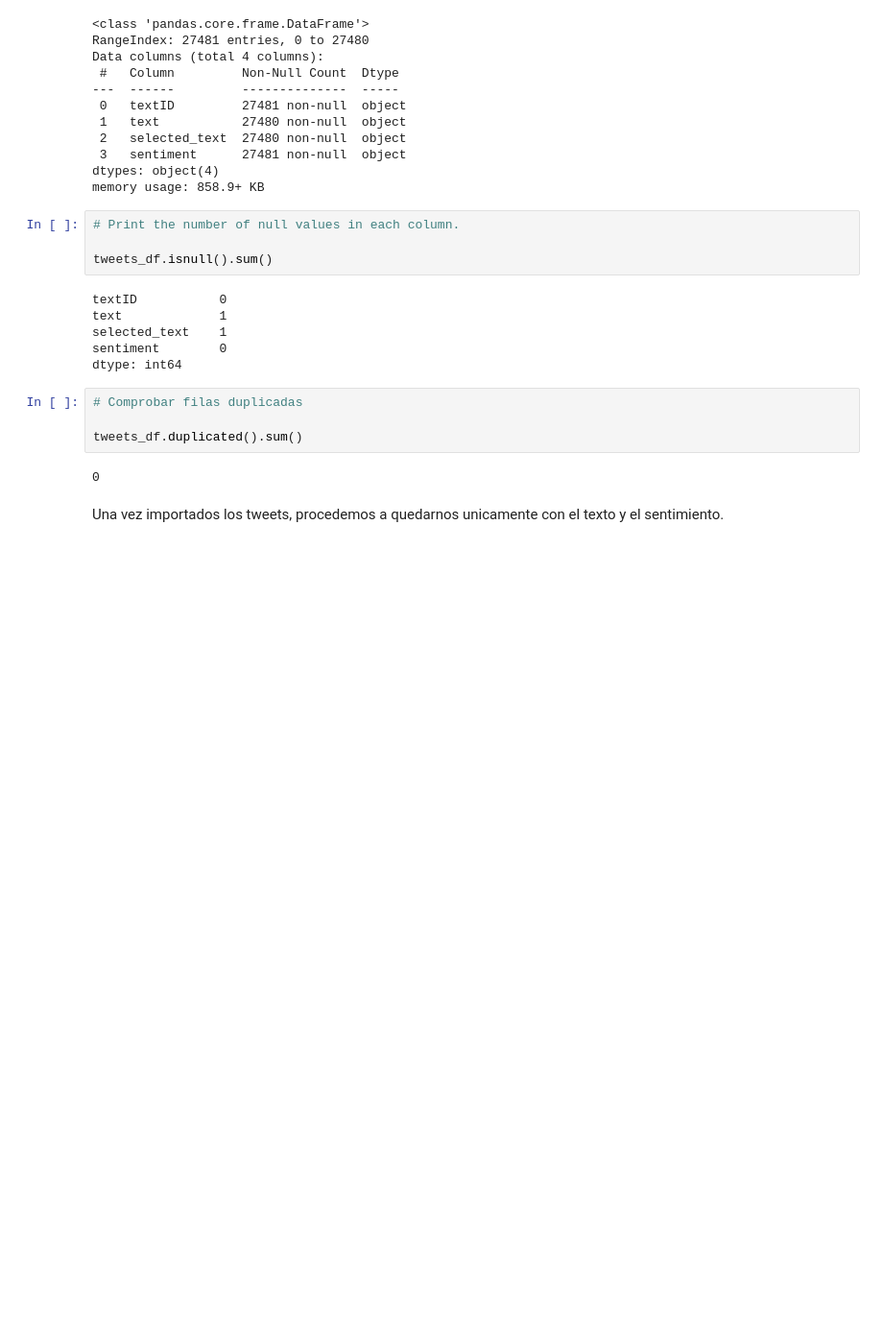
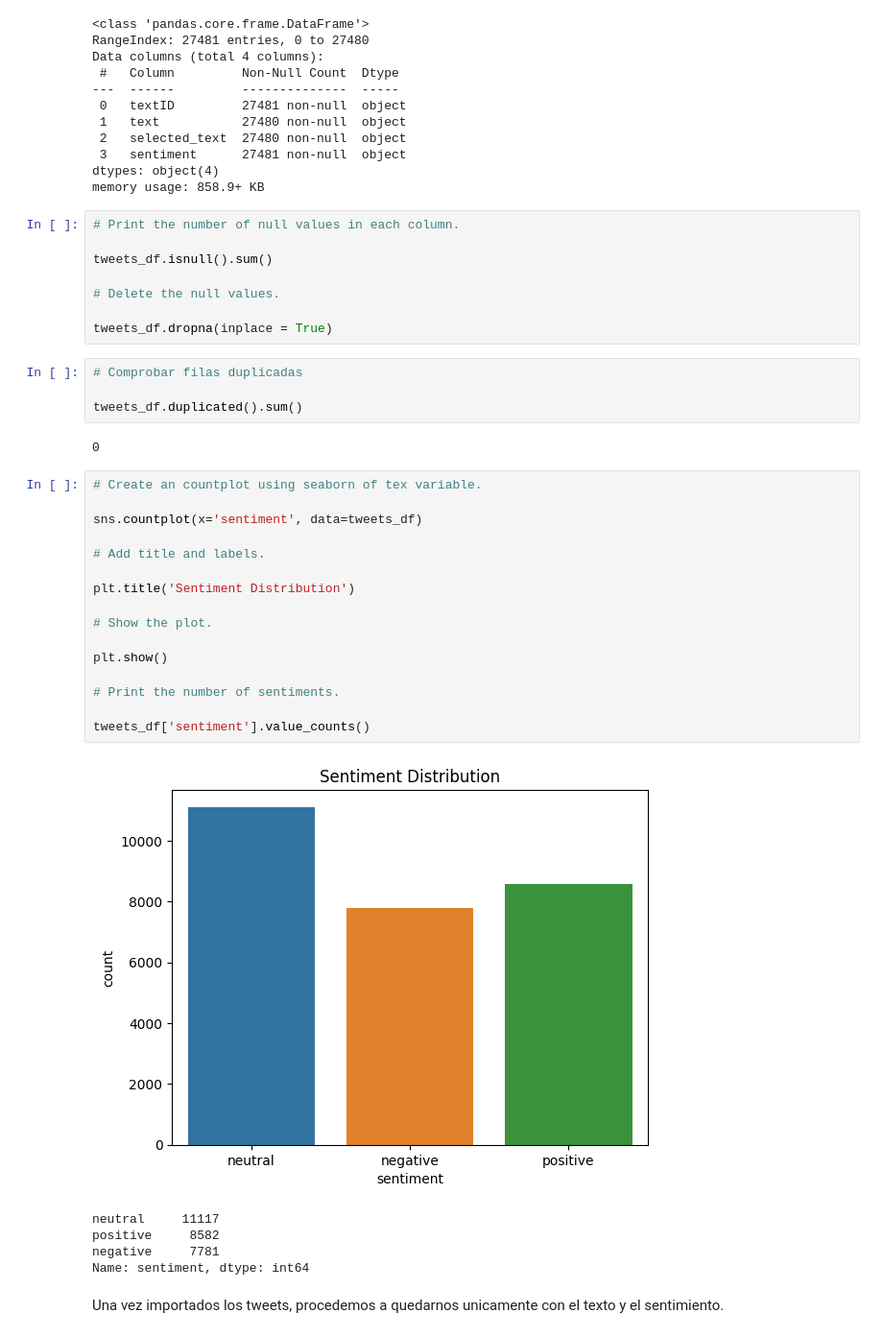
Before and after one commit to ComputingVictor/TFM_ValuationSentimentEngine, a Jupyter notebook: notebooks/tweets/0_DataPreprocessing.ipynb, the cells around one changed output. Shown at 96% size. Saved outputs shown, nothing was run; the diff lists cells and outputs as text; blank space fills up the shorter version.

```diff
--- a/notebooks/tweets/0_DataPreprocessing.ipynb
+++ b/notebooks/tweets/0_DataPreprocessing.ipynb
@@ -123,18 +123,38 @@ memory usage: 858.9+ KB
 # Print the number of null values in each column.
 
 tweets_df.isnull().sum()
+
+# Delete the null values.
+
+tweets_df.dropna(inplace = True)
-# %% [output]
-textID           0
-text             1
-selected_text    1
-sentiment        0
-dtype: int64
 # %%
 # Comprobar filas duplicadas
 
 tweets_df.duplicated().sum()
 # %% [output]
 0
+# %%
+# Create an countplot using seaborn of tex variable.
+
+sns.countplot(x='sentiment', data=tweets_df)
+
+# Add title and labels.
+
+plt.title('Sentiment Distribution')
+
+# Show the plot.
+
+plt.show()
+
+# Print the number of sentiments.
+
+tweets_df['sentiment'].value_counts()
+# %% [output]
+[figure, added]
+neutral     11117
+positive     8582
+negative     7781
+Name: sentiment, dtype: int64
 # %% [markdown]
 Una vez importados los tweets, procedemos a quedarnos unicamente con el texto y el sentimiento.
 # %%
```
Also changed, not shown: parts of 1 cell of this notebook, 5 other files.
